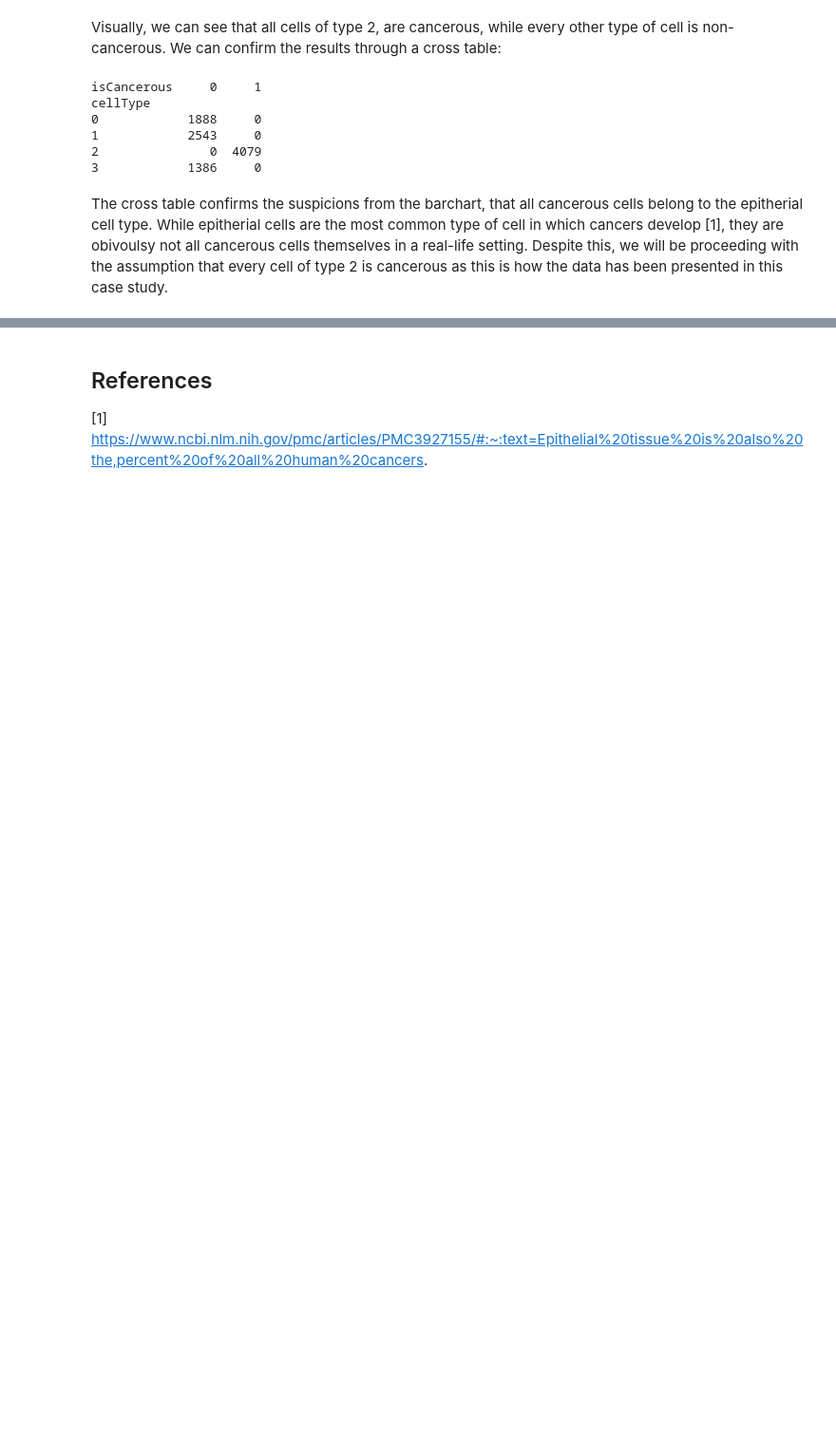
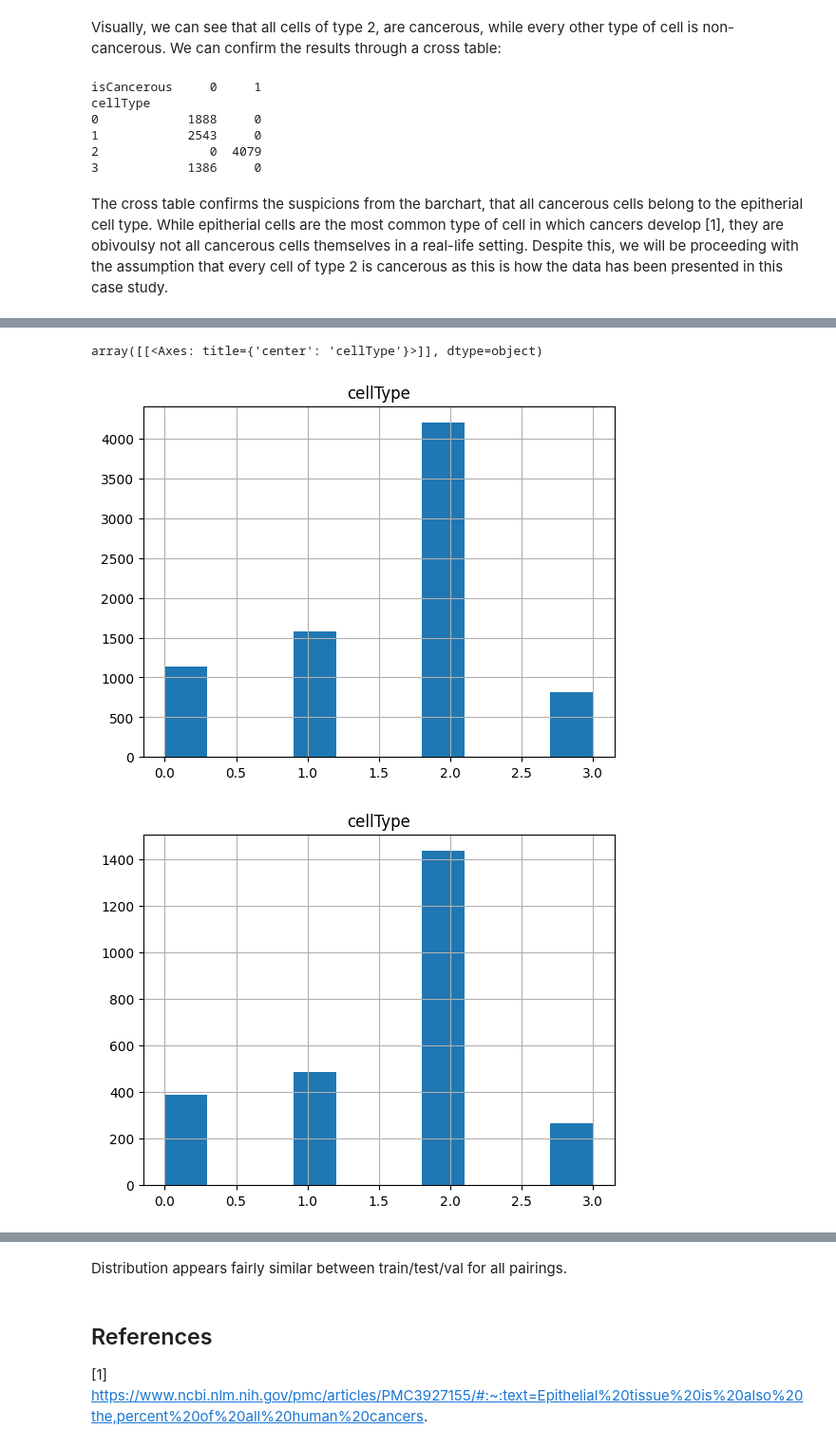
Before and after one commit to anthonysalvatore/comp-machine-learning-a2, a Jupyter notebook: main.ipynb, the cells around one changed output, grey strips where cells are left out. Shown at 95% size. Saved outputs shown, nothing was run; the diff lists cells and outputs as text; code cells hidden in the pictures; blank space fills up the shorter version.

```diff
--- a/main.ipynb
+++ b/main.ipynb
@@ -100,0 +241,8 @@ The cross table confirms the suspicions from the barchart, that all cancerous ce
+# %%
+train_data_t.hist()
+val_data_t.hist()
+test_data_t.hist()
+# %% [output]
+array([[<Axes: title={'center': 'cellType'}>]], dtype=object)
+[figure, added]
+[figure, added]
@@ -101,3 +250,5 @@ The cross table confirms the suspicions from the barchart, that all cancerous ce
+# %% [markdown]
+Distribution appears fairly similar between train/test/val for all pairings.
 # %% [markdown]
 ## References
 
```
Also changed, not shown: parts of 21 cells of this notebook.
